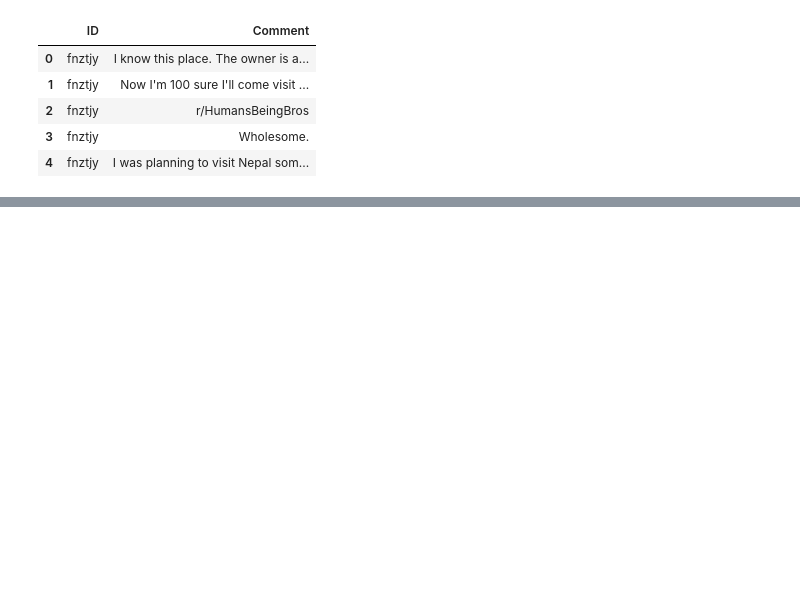
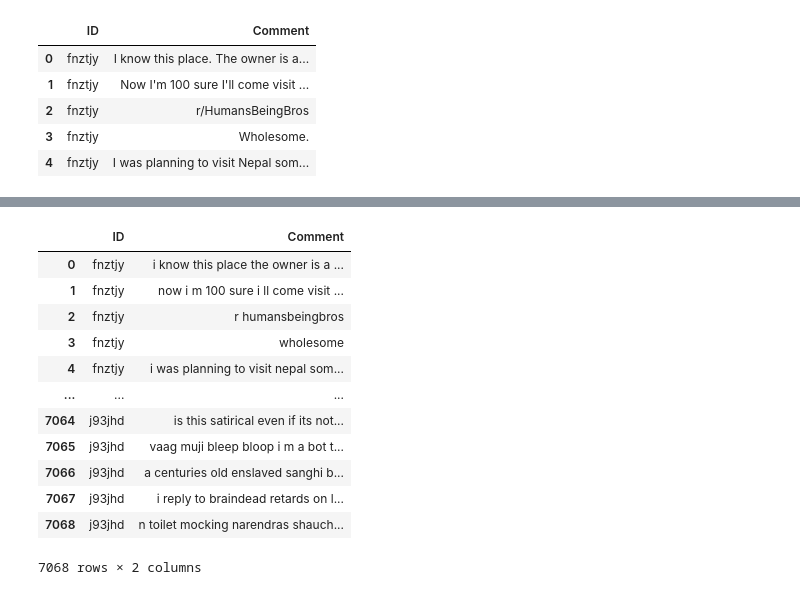
Before and after one commit to Masters-Of-NLP/Assignment1, a Jupyter notebook: EDA.ipynb, the cells around one changed output, grey strips where cells are left out. Cells and saved outputs as stored; diff of their text form; code cells hidden in the pictures; blank space fills up the shorter version.

```diff
--- a/EDA.ipynb
+++ b/EDA.ipynb
@@ -12,0 +23,28 @@ comments_segmented.head()
+# %%
+import re
+for index, row in comments_segmented.iterrows():
+    text = row["Comment"]
+    cleaned = re.sub(r'[?|!|\'|"|#|%|$|@|*|(|)|-|_|=|+]',r' ', text)
+    cleaned = cleaned.lower()
+    cleaned = re.sub(r'[^\x00-\x7F]+', ' ', cleaned)
+    url_pattern = r'https\S*|http\S*|www\.\S*'
+    cleaned = re.sub(url_pattern, r' ', cleaned)
+    cleaned = re.sub(r'[^\w\s]', ' ', cleaned)
+    cleaned = ' '.join(cleaned.split())
+    comments_segmented.at[index, "Comment"] = cleaned
+
+comments_segmented
+# %% [output]
+|  | ID | Comment |
+| 0 | fnztjy | i know this place the owner is a ... |
+| 1 | fnztjy | now i m 100 sure i ll come visit ... |
+| 2 | fnztjy | r humansbeingbros |
+| 3 | fnztjy | wholesome |
+| 4 | fnztjy | i was planning to visit nepal som... |
+| ... | ... | ... |
+| 7064 | j93jhd | is this satirical even if its not... |
+| 7065 | j93jhd | vaag muji bleep bloop i m a bot t... |
+| 7066 | j93jhd | a centuries old enslaved sanghi b... |
+| 7067 | j93jhd | i reply to braindead retards on l... |
+| 7068 | j93jhd | n toilet mocking narendras shauch... |
+7068 rows × 2 columns
```
Also changed, not shown: parts of 9 cells of this notebook, 1 other file.
